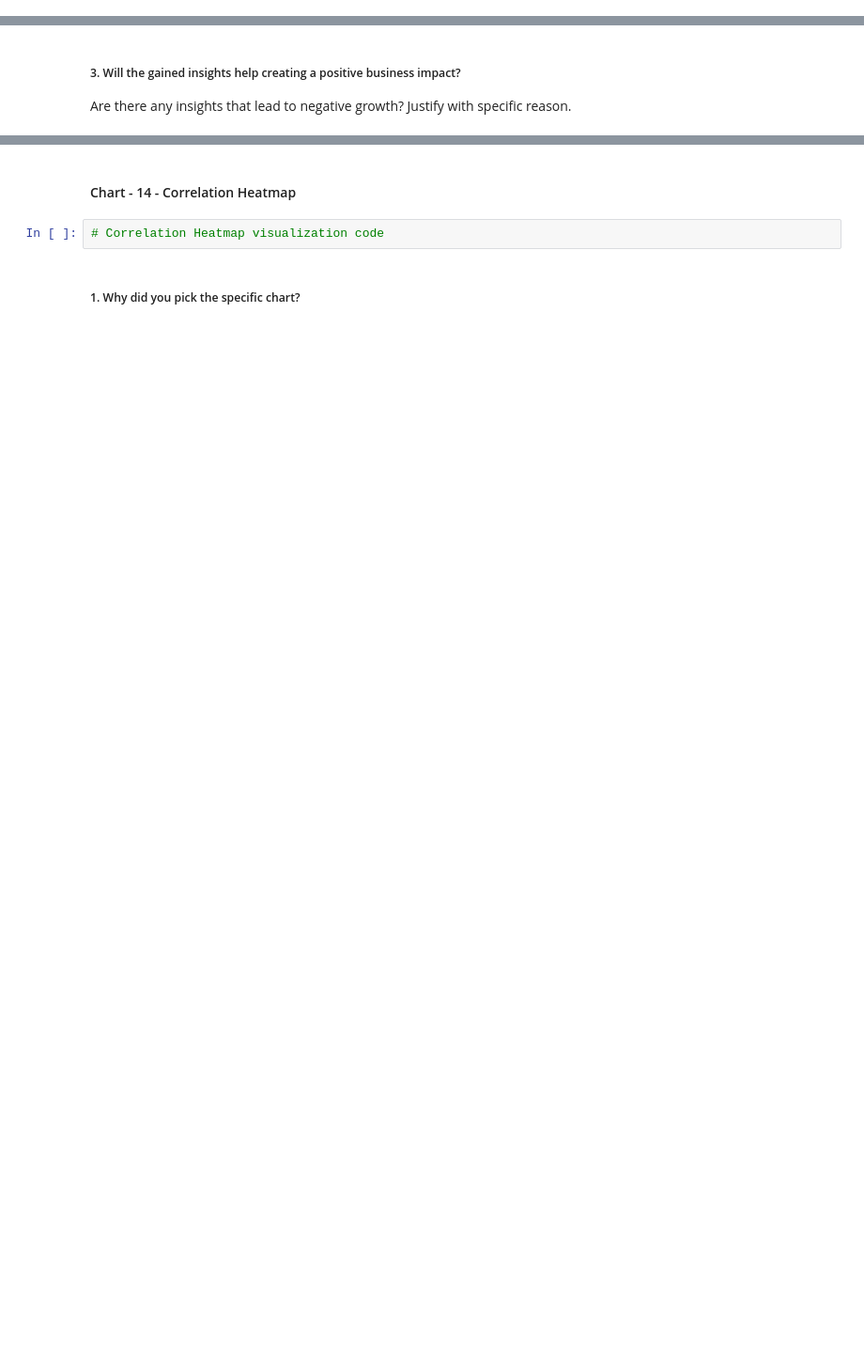
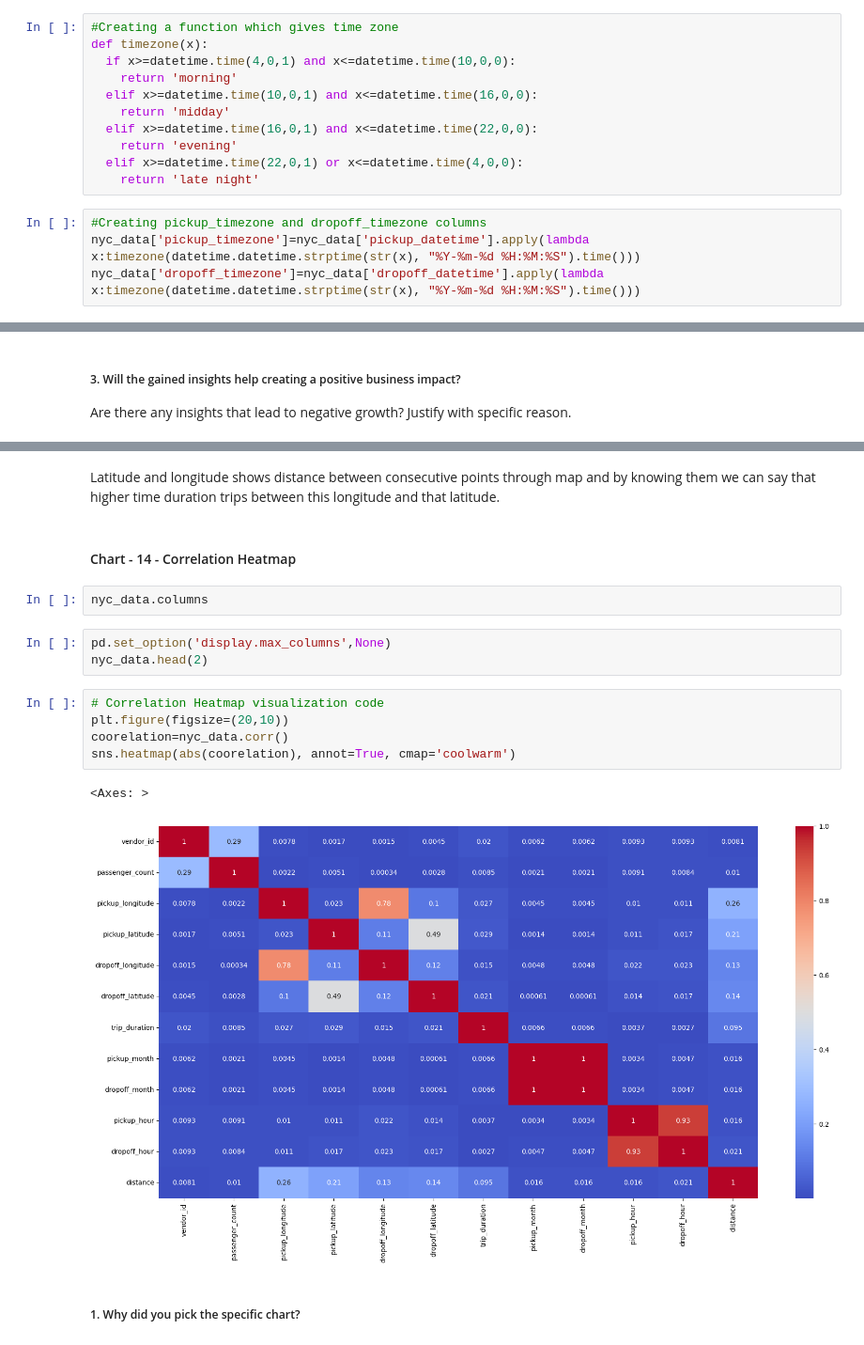
Before and after one commit to Mr-Himanshu123/ML_Project-Taxi-Trip-Time-Prediction, a Jupyter notebook: NYC_Taxi_Trip_Time_Prediction.ipynb, the cells around one changed output, grey strips where cells are left out. Shown at 94% size. Cells and saved outputs as stored; diff of their text form; blank space fills up the shorter version.

```diff
--- a/NYC_Taxi_Trip_Time_Prediction.ipynb
+++ b/NYC_Taxi_Trip_Time_Prediction.ipynb
@@ -385,3 +419,18 @@ Name: dropoff_day, dtype: int64
+# %%
+#Creating a function which gives time zone
+def timezone(x):
+  if x>=datetime.time(4,0,1) and x<=datetime.time(10,0,0):
+    return 'morning'
+  elif x>=datetime.time(10,0,1) and x<=datetime.time(16,0,0):
+    return 'midday'
+  elif x>=datetime.time(16,0,1) and x<=datetime.time(22,0,0):
+    return 'evening'
+  elif x>=datetime.time(22,0,1) or x<=datetime.time(4,0,0):
+    return 'late night'
+# %%
+#Creating pickup_timezone and dropoff_timezone columns
+nyc_data['pickup_timezone']=nyc_data['pickup_datetime'].apply(lambda x:timezone(datetime.datetime.strptime(str(x), "%Y-%m-%d %H:%M:%S").time()))
+nyc_data['dropoff_timezone']=nyc_data['dropoff_datetime'].apply(lambda x:timezone(datetime.datetime.strptime(str(x), "%Y-%m-%d %H:%M:%S").time()))
 # %% [markdown]
 ### What all manipulations have you done and insights you found?
 # %% [markdown]
@@ -934,6 +890,19 @@ Answer Here
+# %% [markdown]
+Latitude and longitude shows distance between consecutive points through map and by knowing them we can say that higher time duration trips between this longitude and that latitude.
 # %% [markdown]
 #### Chart - 14 - Correlation Heatmap
-# %%
-# Correlation Heatmap visualization code
+# %%
+nyc_data.columns
+# %%
+pd.set_option('display.max_columns',None)
+nyc_data.head(2)
+# %%
+# Correlation Heatmap visualization code
+plt.figure(figsize=(20,10))
+coorelation=nyc_data.corr()
+sns.heatmap(abs(coorelation), annot=True, cmap='coolwarm')
+# %% [output]
+<Axes: >
+[figure, added]
 # %% [markdown]
 ##### 1. Why did you pick the specific chart?
```
Also changed, not shown: parts of 98 cells of this notebook.
